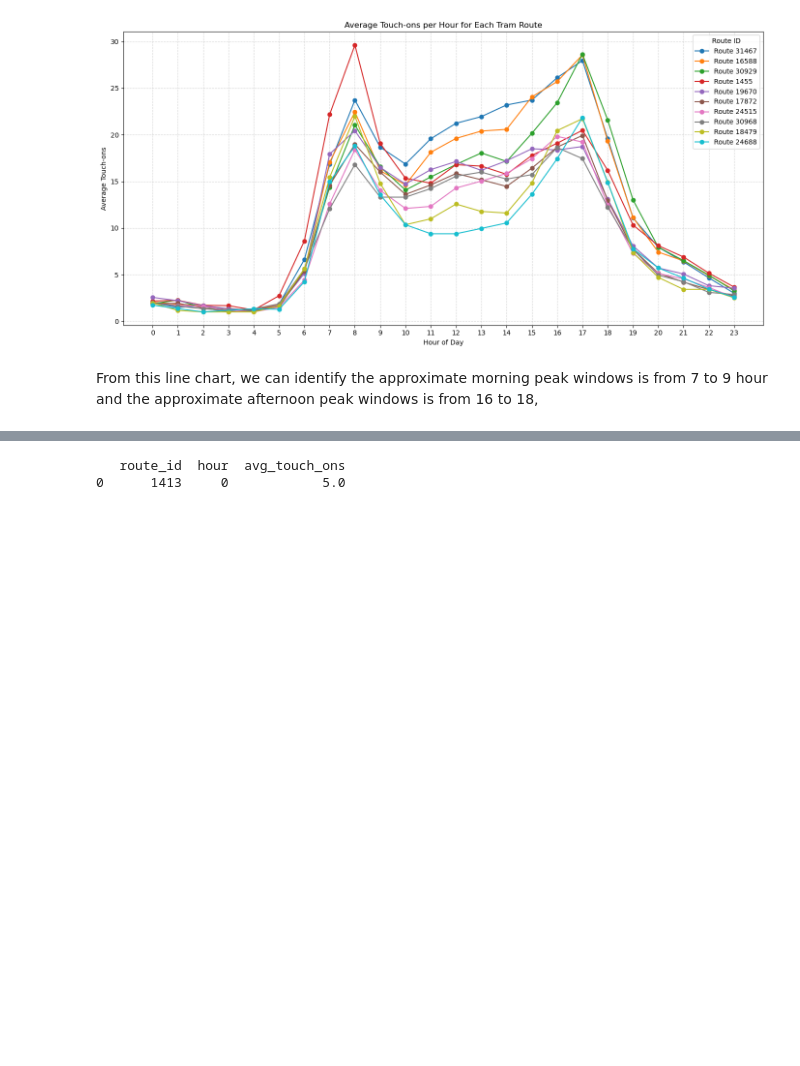
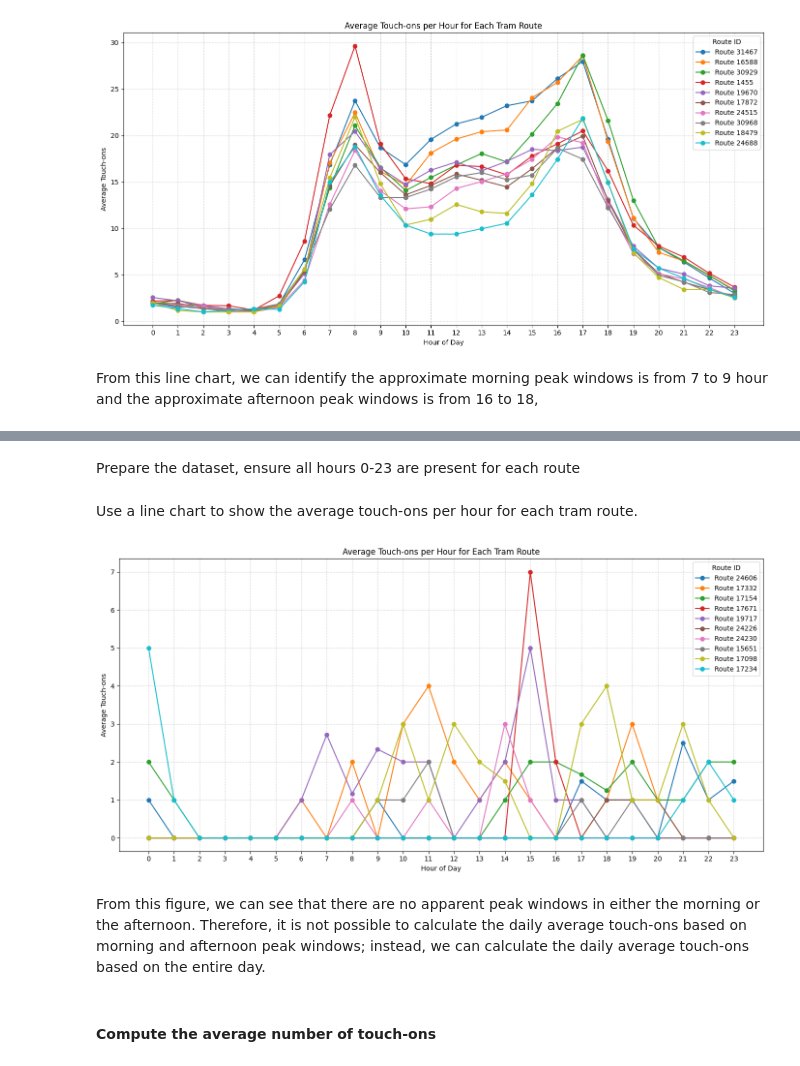
Before and after one commit to wenyupeng/data-wrangling-2025, a Jupyter notebook: 4P.ipynb, the cells around one changed output, grey strips where cells are left out. Drawn from its saved outputs; the diff is of its cells as text; code cells hidden in the pictures; blank space fills up the shorter version.

```diff
--- a/4P.ipynb
+++ b/4P.ipynb
@@ -356,10 +268,12 @@ plt.show()
 # %%
-clean = final[final["stop_id_off"].notna()].copy()
+# clean data set
+clean = final.copy()
 
 clean["date_time_on"] = pd.to_datetime(clean["date_time_on"])
-clean["date_time_off"] = pd.to_datetime(clean["date_time_off"])
+clean["date_time_off"] = pd.to_datetime(clean["date_time_off"], errors="coerce")
+clean["date_time_off"] = clean["date_time_off"].fillna(clean["date_time_on"])
 
+# compute the travel time
 clean["travel_time_min"] = (clean["date_time_off"] - clean["date_time_on"]).dt.total_seconds() / 60
+
 clean = clean[(clean["travel_time_min"] > 0)]
-
-print(clean.head(1))
@@ -436,11 +315,12 @@ print(hourly_counts.head(1))
+# %% [markdown]
+Prepare the dataset, ensure all hours 0-23 are present for each route
 # %%
+# Ensure all hours 0–23 are present for each route
+routes = avg_hourly_route["route_id"].unique()
+all_hours = pd.MultiIndex.from_product([routes, range(24)], names=["route_id", "hour"])
 avg_hourly_route = (
-    hourly_counts.groupby(["route_id", "hour"])["touch_on_count"]
-    .mean()
-    .reset_index(name="avg_touch_ons")
+    pd.DataFrame(index=all_hours)
+    .reset_index()
+    .merge(avg_hourly_route, on=["route_id", "hour"], how="left")
 )
-
-print(avg_hourly_route.head(1))
+avg_hourly_route["avg_touch_ons"] = avg_hourly_route["avg_touch_ons"].fillna(0)
-# %% [output]
-   route_id  hour  avg_touch_ons
-0      1413     0            5.0
@@ -457 +327,24 @@ hourly_counts = (
+# %% [markdown]
+Use a line chart to show the average touch-ons per hour for each tram route.
+# %%
+plt.figure(figsize=(14, 7))
+
+for route in top10_longest["route_id"]:
+    subset = avg_hourly_route[avg_hourly_route["route_id"] == route]
+    plt.plot(subset["hour"], subset["avg_touch_ons"], marker="o", label=f"Route {route}")
+
+plt.xlabel("Hour of Day")
+plt.ylabel("Average Touch-ons")
+plt.title("Average Touch-ons per Hour for Each Tram Route")
+plt.xticks(range(0, 24))
+plt.legend(title="Route ID")
+plt.grid(True, linestyle="--", alpha=0.5)
+plt.tight_layout()
+plt.show()
+# %% [output]
+[figure, added]
+# %% [markdown]
+From this figure, we can see that there are no apparent peak windows in either the morning or the afternoon. Therefore, it is not possible to calculate the daily average touch-ons based on morning and afternoon peak windows; instead, we can calculate the daily average touch-ons based on the entire day.
+# %% [markdown]
+#### Compute the average number of touch-ons
 # %%
```
Also changed, not shown: parts of 39 cells of this notebook.
